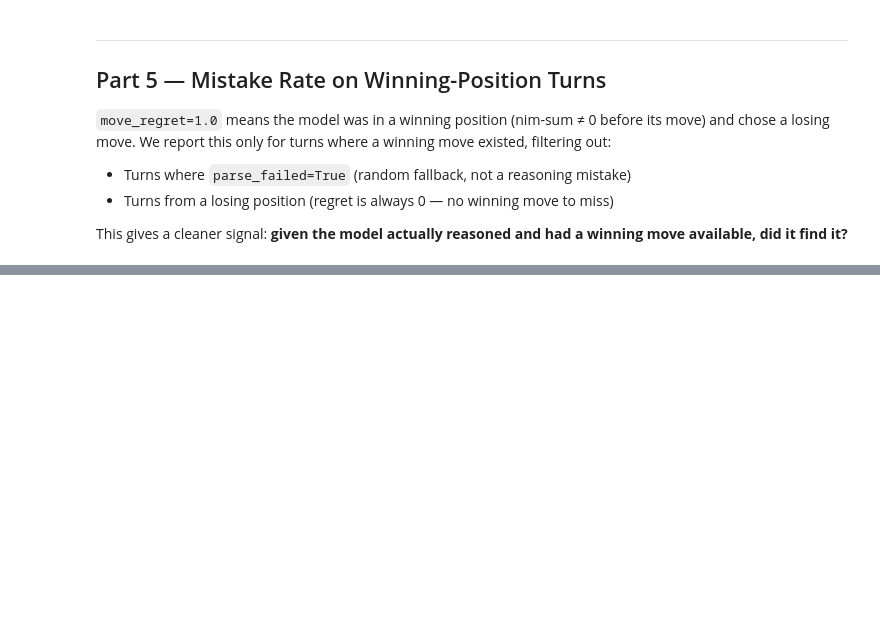
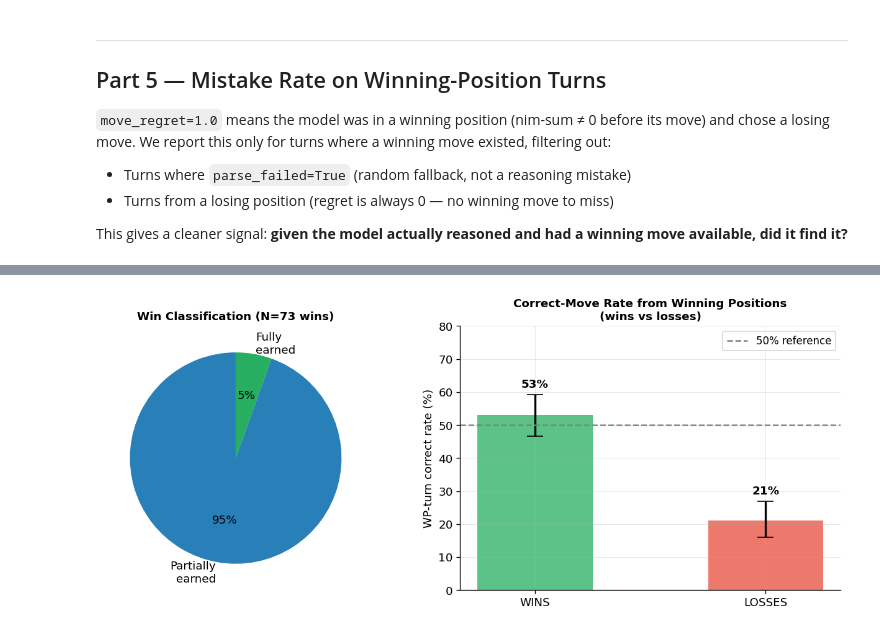
Before and after one commit to sstefan90/CoT-difficulty-knob, a Jupyter notebook: notebooks/07_nim_diagnostics.ipynb, the cells around one changed output, grey strips where cells are left out. Cells and saved outputs as stored; diff of their text form; code cells hidden in the pictures; blank space fills up the shorter version.

```diff
--- a/notebooks/07_nim_diagnostics.ipynb
+++ b/notebooks/07_nim_diagnostics.ipynb
@@ -1114,0 +887,90 @@ Saved → /Users/stephone/Documents/CoT-difficulty-knob/data/fig_nim_anchor_comp
+# %%
+# Classify all B>0 free_cot wins: no-WP / all-mistakes-from-WP / partial / full
+win_stats   = {'no_wp': 0, 'wp_all_mistakes': 0, 'partial': 0, 'full': 0}
+wp_correct_in_wins  = 0; wp_total_in_wins  = 0
+wp_correct_in_losses = 0; wp_total_in_losses = 0
+
+for run_dir_name in [RUN_VS_RAND, RUN_FREE]:
+    path = RUNS_DIR / run_dir_name
+    for f in sorted(path.glob('*.jsonl')):
+        events = [json.loads(l) for l in f.read_text().splitlines() if l.strip()]
+        start  = next((e for e in events if e['event'] == 'trial_start'), None)
+        end    = next((e for e in events if e['event'] == 'trial_end'), None)
+        if not start or not end: continue
+        if start['condition']['budget'] == 0: continue
+
+        wp, wp_ok = 0, 0
+        for ev in events:
+            if ev.get('event') != 'turn' or ev.get('agent') != 'llm': continue
+            if ev.get('parse_failed', False): continue
+            regret = ev.get('move_regret')
+            if regret is None: continue
+            top3  = ev.get('uct_top3') or []
+            if top3 and top3[0].get('win_rate', 0) == 1.0:
+                wp += 1
+                if regret == 0.0: wp_ok += 1
+
+        won = end['winner'] == 'llm'
+        if won:
+            wp_total_in_wins  += wp; wp_correct_in_wins  += wp_ok
+            if wp == 0:      win_stats['no_wp']           += 1
+            elif wp_ok == 0: win_stats['wp_all_mistakes'] += 1
+            elif wp_ok == wp: win_stats['full']           += 1
+            else:             win_stats['partial']        += 1
+        else:
+            wp_total_in_losses  += wp; wp_correct_in_losses  += wp_ok
+
+total_wins = sum(win_stats.values())
+print(f"Total B>0 free_cot wins: {total_wins}")
+print()
+print(f"  No winning positions at all (fully opponent-induced): {win_stats['no_wp']:>3}  ({win_stats['no_wp']/total_wins*100:.0f}%)")
+print(f"  Had WP turns, chose wrong move every time:            {win_stats['wp_all_mistakes']:>3}  ({win_stats['wp_all_mistakes']/total_wins*100:.0f}%)")
+print(f"  Partially earned (some correct from WP turns):        {win_stats['partial']:>3}  ({win_stats['partial']/total_wins*100:.0f}%)")
+print(f"  Fully earned (all WP turns correct):                  {win_stats['full']:>3}  ({win_stats['full']/total_wins*100:.0f}%)")
+print()
+
+p_win,  lo_win,  hi_win  = wilson_ci(wp_correct_in_wins,   wp_total_in_wins)
+p_loss, lo_loss, hi_loss = wilson_ci(wp_correct_in_losses, wp_total_in_losses)
+print(f"WP-turn correct rate in WINS:   {wp_correct_in_wins}/{wp_total_in_wins}   = {p_win*100:.1f}%  [{lo_win*100:.1f}%, {hi_win*100:.1f}%]")
+print(f"WP-turn correct rate in LOSSES: {wp_correct_in_losses}/{wp_total_in_losses} = {p_loss*100:.1f}%  [{lo_loss*100:.1f}%, {hi_loss*100:.1f}%]")
+print(f"Delta: {(p_win-p_loss)*100:.1f} pp")
+print()
+
+# Figure: stacked bar wins breakdown + WP correct rate comparison
+fig, axes = plt.subplots(1, 2, figsize=(11, 4.5))
+
+# Left: win classification pie
+labels_pie = ['Partially\nearned', 'Fully\nearned']
+sizes_pie  = [win_stats['partial'], win_stats['full']]
+colors_pie = ['#2980b9', '#27ae60']
+wedges, texts, autotexts = axes[0].pie(
+    sizes_pie, labels=labels_pie, colors=colors_pie,
+    autopct='%1.0f%%', startangle=90, textprops={'fontsize': 11})
+axes[0].set_title(f'Win Classification (N={total_wins} wins)', fontweight='bold', fontsize=11)
+
+# Right: WP correct rate in wins vs losses
+cats = ['WINS', 'LOSSES']
+rates = [p_win*100, p_loss*100]
+errs_lo = [(p_win-lo_win)*100, (p_loss-lo_loss)*100]
+errs_hi = [(hi_win-p_win)*100, (hi_loss-p_loss)*100]
+colors_bar = ['#27ae60', '#e74c3c']
+bars = axes[1].bar(cats, rates, color=colors_bar, alpha=0.75, width=0.5)
+axes[1].errorbar(range(len(cats)), rates, yerr=[errs_lo, errs_hi],
+                 fmt='none', color='black', elinewidth=2, capsize=8)
+axes[1].axhline(50, color='gray', linestyle='--', linewidth=1.5, label='50% reference')
+for ci, (cat, r) in enumerate(zip(cats, rates)):
+    axes[1].text(ci, r + errs_hi[ci] + 2, f'{r:.0f}%', ha='center', fontsize=11, fontweight='bold')
+axes[1].set_ylim(0, 80)
+axes[1].set_ylabel('WP-turn correct rate (%)', fontsize=11)
+axes[1].set_title('Correct-Move Rate from Winning Positions\n(wins vs losses)', fontweight='bold', fontsize=11)
+axes[1].legend(fontsize=10)
+plt.tight_layout(); plt.show()
+
+print("Interpretation:")
+print("  95% of wins involved correct play from at least one winning position.")
+print("  0% of wins were fully opponent-induced (model had no winning positions).")
+print("  WP correct rate in wins (53%) is far higher than in losses (21%) — 32 pp gap.")
+print("  Wins correlate with correct exploitation, but 53% ≈ random even in winning games.")
+print("  The 54.6% pooled signal is partially earned: model wins more when it happens to")
+print("  exploit mid-game positions correctly, but this exploitation is itself near-random.")
+# %% [output]
@@ -1114,0 +987 @@ Saved → /Users/stephone/Documents/CoT-difficulty-knob/data/fig_nim_anchor_comp
+[figure, added]
```
Also changed, not shown: parts of 34 cells of this notebook, 57 other files.
